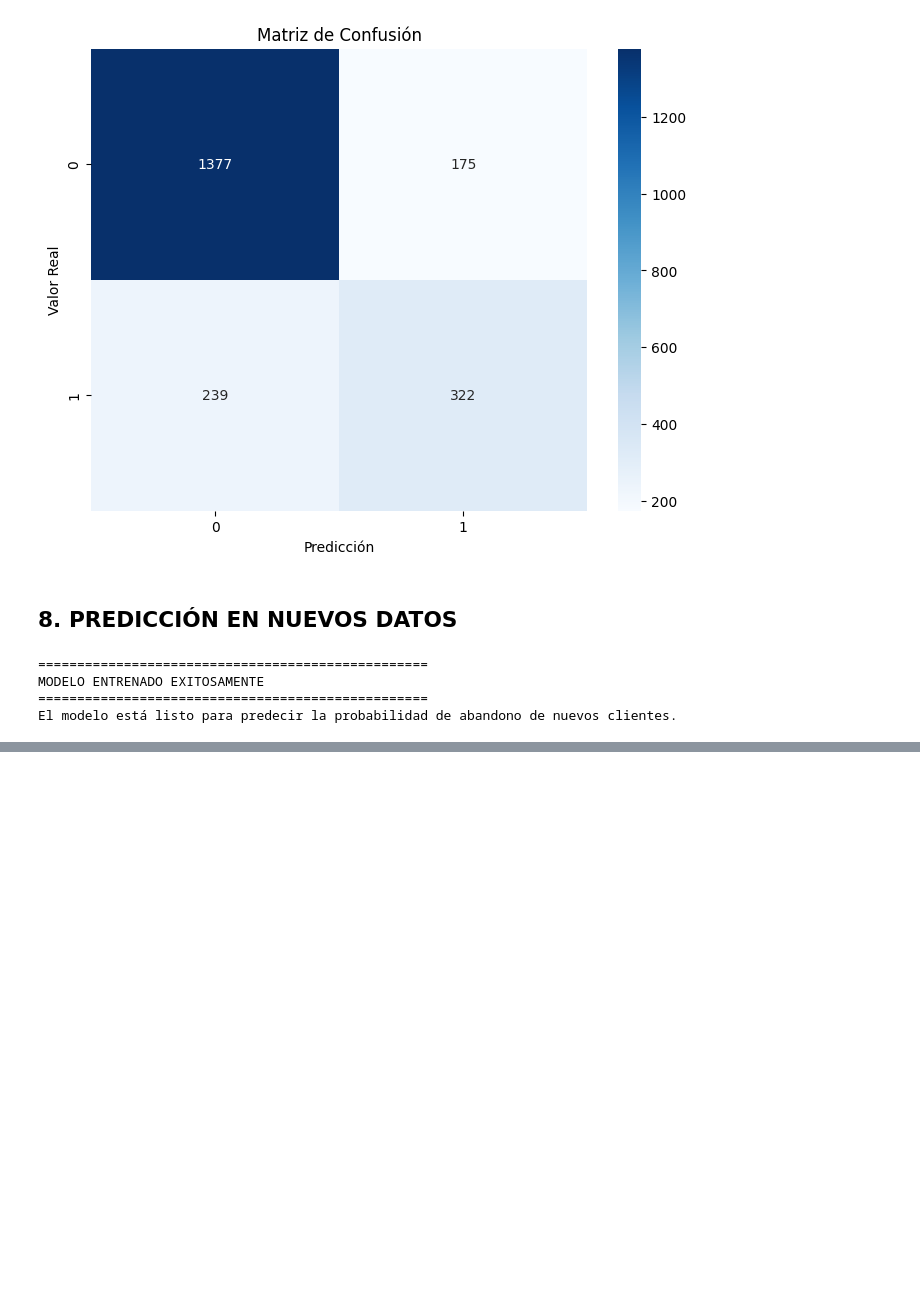
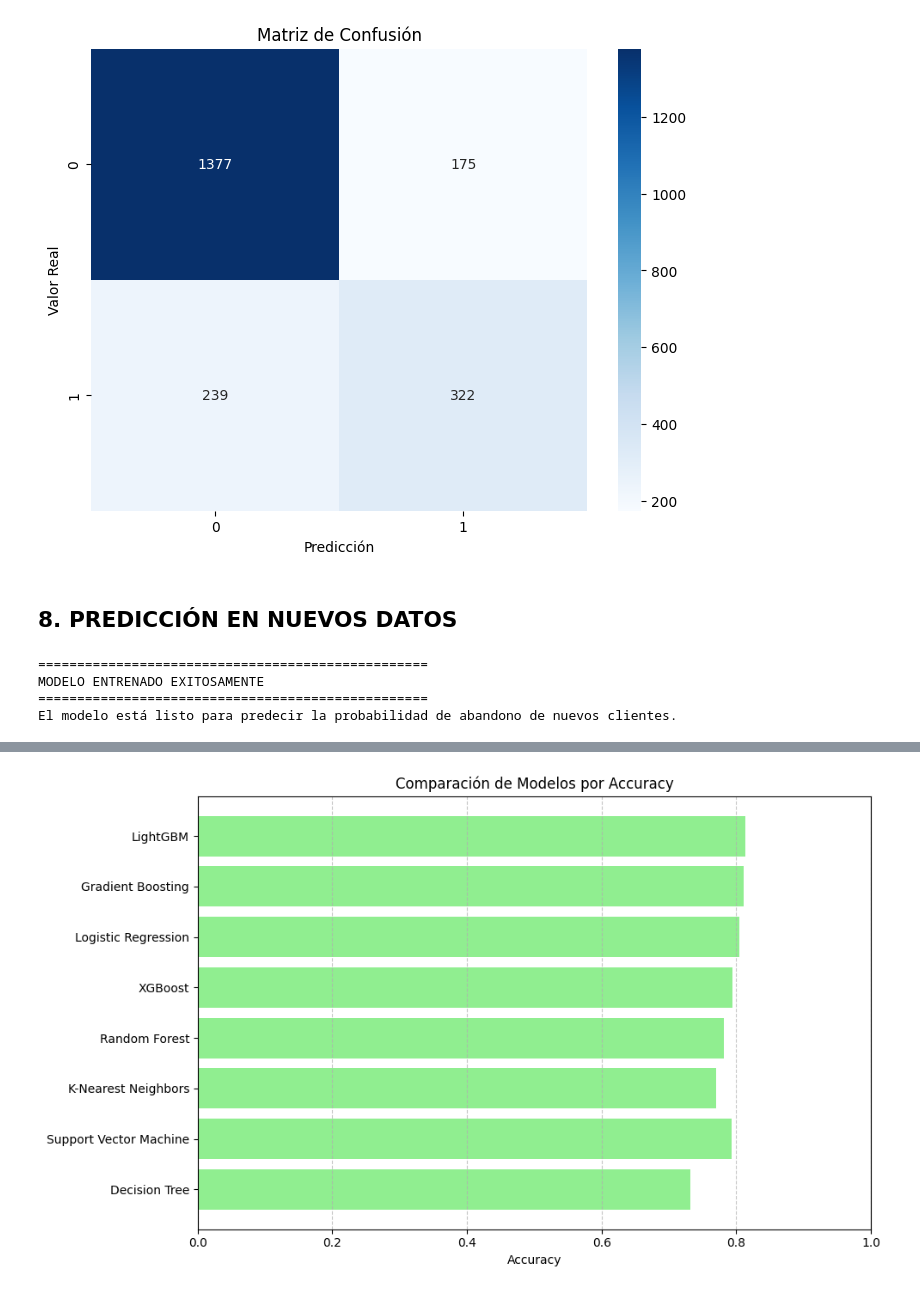
Before and after one commit to AngelTroncoso/Proyecto_telecomx2, a Jupyter notebook: telecoX.ipynb, the cells around one changed output, grey strips where cells are left out. Saved outputs shown, nothing was run; the diff lists cells and outputs as text; code cells hidden in the pictures; blank space fills up the shorter version.

```diff
--- a/telecoX.ipynb
+++ b/telecoX.ipynb
@@ -749,0 +1020,13 @@ El modelo está listo para predecir la probabilidad de abandono de nuevos client
+# %%
+# --- GRÁFICO 3: Accuracy ---
+plt.figure(figsize=(10, 6))
+plt.barh(df_results_sorted.index, df_results_sorted['Accuracy'], color='lightgreen')
+plt.xlabel('Accuracy')
+plt.title('Comparación de Modelos por Accuracy')
+plt.xlim(0, 1) # La Accuracy va de 0 a 1
+plt.grid(axis='x', linestyle='--', alpha=0.7)
+plt.tight_layout()
+plt.show() # Muestra el gráfico
+# plt.savefig('accuracy_comparison.png') # Descomentar para guardar
+# %% [output]
+[figure, added]
```
Also changed, not shown: parts of 14 cells of this notebook.
